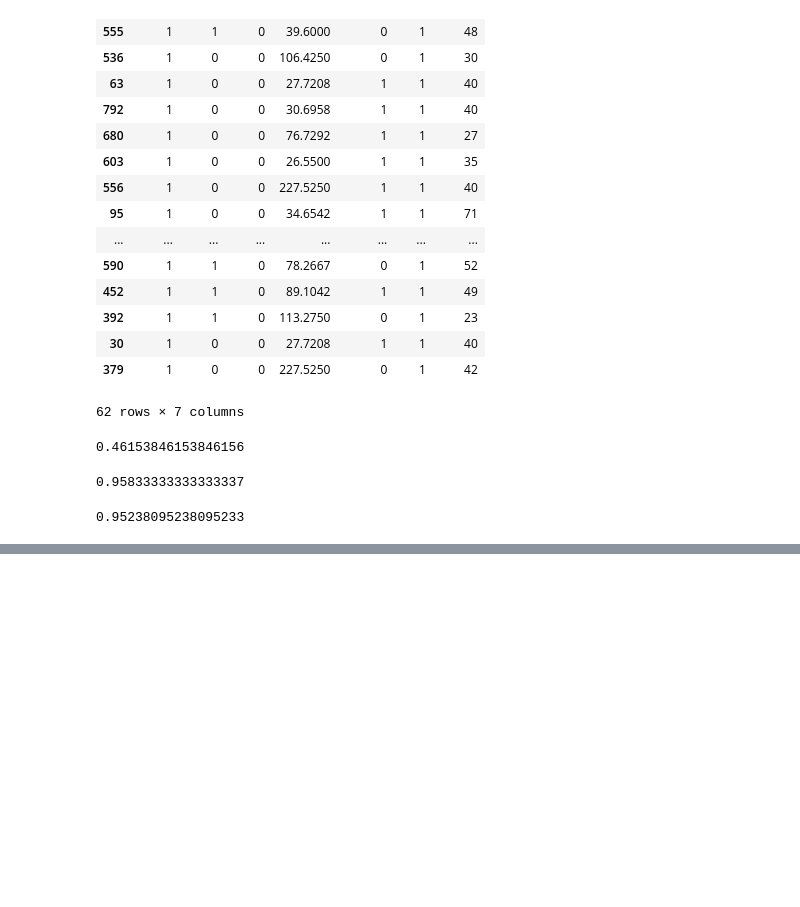
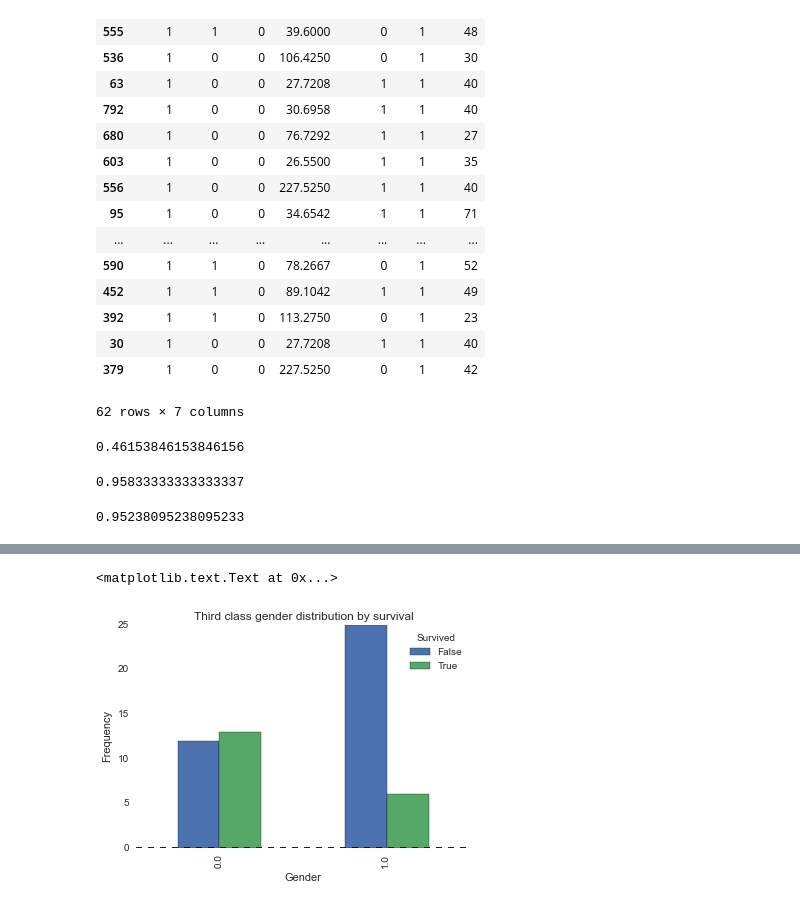
Before and after one commit to ErBa508/kggle, a Jupyter notebook: Titanic/Visualization and exploration_titanic.ipynb, the cells around one changed output, grey strips where cells are left out. Cells and saved outputs as stored; diff of their text form; code cells hidden in the pictures; blank space fills up the shorter version.

```diff
--- a/Titanic/Visualization and exploration_titanic.ipynb
+++ b/Titanic/Visualization and exploration_titanic.ipynb
@@ -214,0 +313,9 @@ sum(lst)/len(lst)
+# %%
+# Distribution of survival by gender for those under 18
+pd.crosstab(thirdClassData.Gender[thirdClassData.AgeFill < 18], thirdClassY.astype(bool)).plot(kind='bar')
+plt.title('Third class gender distribution by survival')
+plt.xlabel('Gender')
+plt.ylabel('Frequency')
+# %% [output]
+<matplotlib.text.Text at 0x...>
+[figure, added]
```
Also changed, not shown: parts of 34 cells of this notebook, 2 other files.
